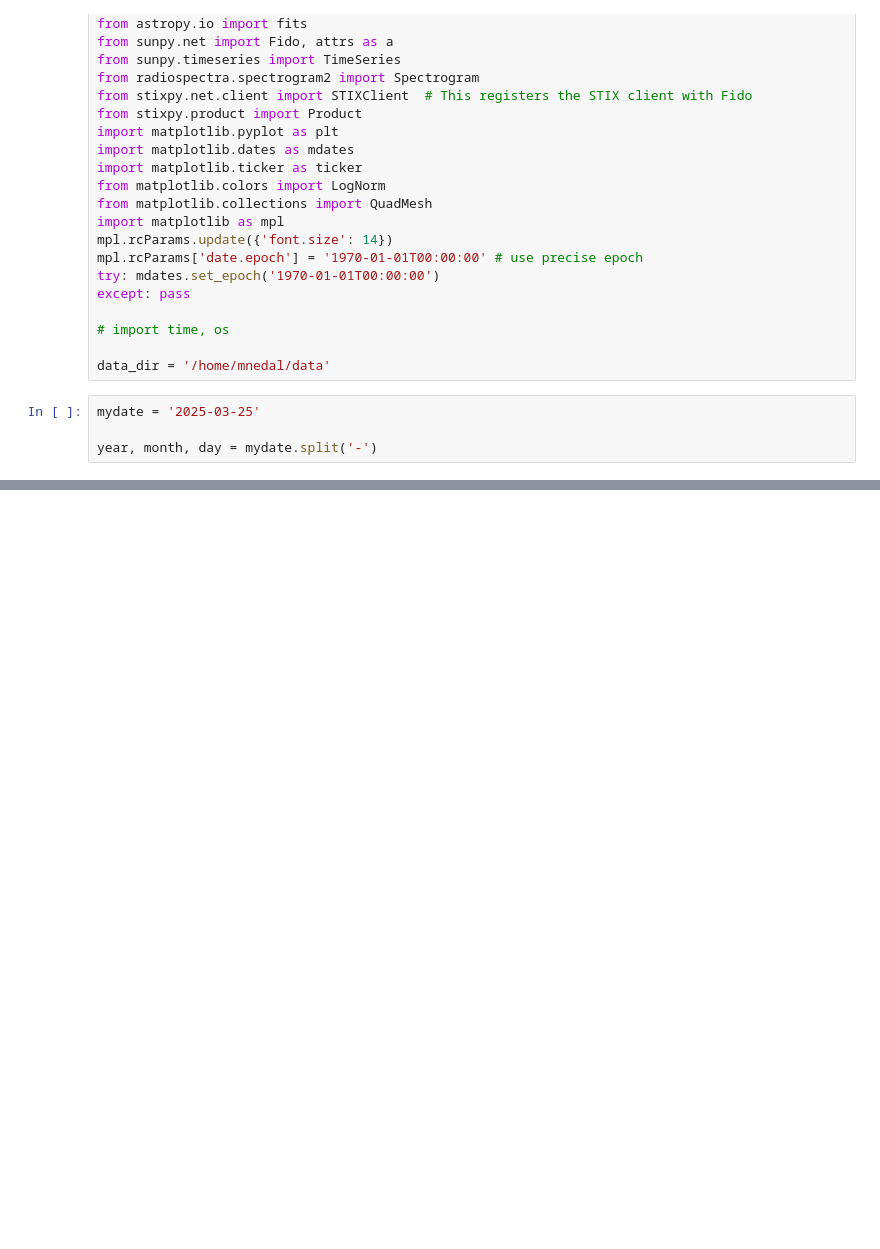
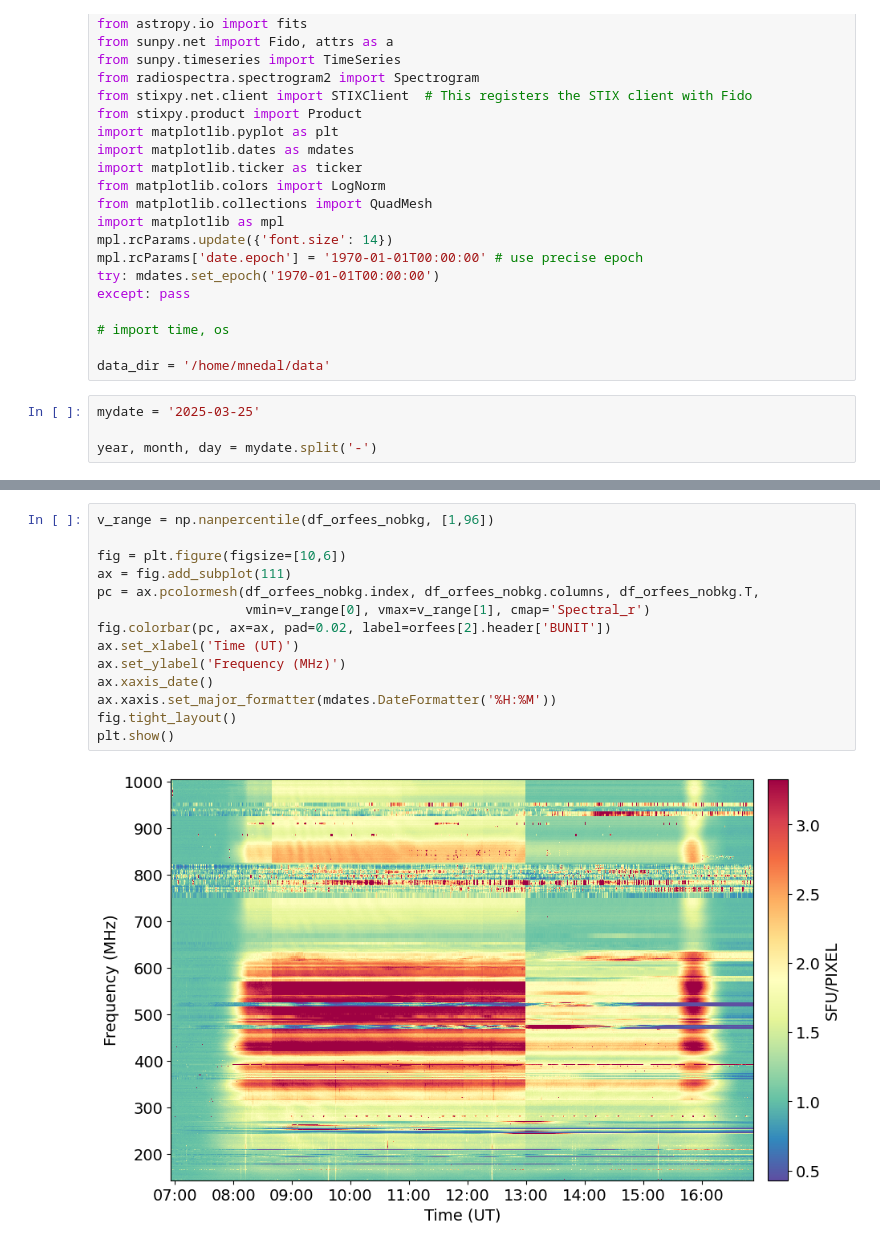
Before and after one commit to MohamedNedal/nenufar_work, a Jupyter notebook: orfees_nenufar_stix.ipynb, the cells around one changed output, grey strips where cells are left out. Cells and saved outputs as stored; diff of their text form; blank space fills up the shorter version.

```diff
--- a/orfees_nenufar_stix.ipynb
+++ b/orfees_nenufar_stix.ipynb
@@ -78,0 +163,16 @@ plt.show()
+# %%
+v_range = np.nanpercentile(df_orfees_nobkg, [1,96])
+
+fig = plt.figure(figsize=[10,6])
+ax = fig.add_subplot(111)
+pc = ax.pcolormesh(df_orfees_nobkg.index, df_orfees_nobkg.columns, df_orfees_nobkg.T,
+                   vmin=v_range[0], vmax=v_range[1], cmap='Spectral_r')
+fig.colorbar(pc, ax=ax, pad=0.02, label=orfees[2].header['BUNIT'])
+ax.set_xlabel('Time (UT)')
+ax.set_ylabel('Frequency (MHz)')
+ax.xaxis_date()
+ax.xaxis.set_major_formatter(mdates.DateFormatter('%H:%M'))
+fig.tight_layout()
+plt.show()
+# %% [output]
+[figure, added]
```
Also changed, not shown: parts of 13 cells of this notebook.
